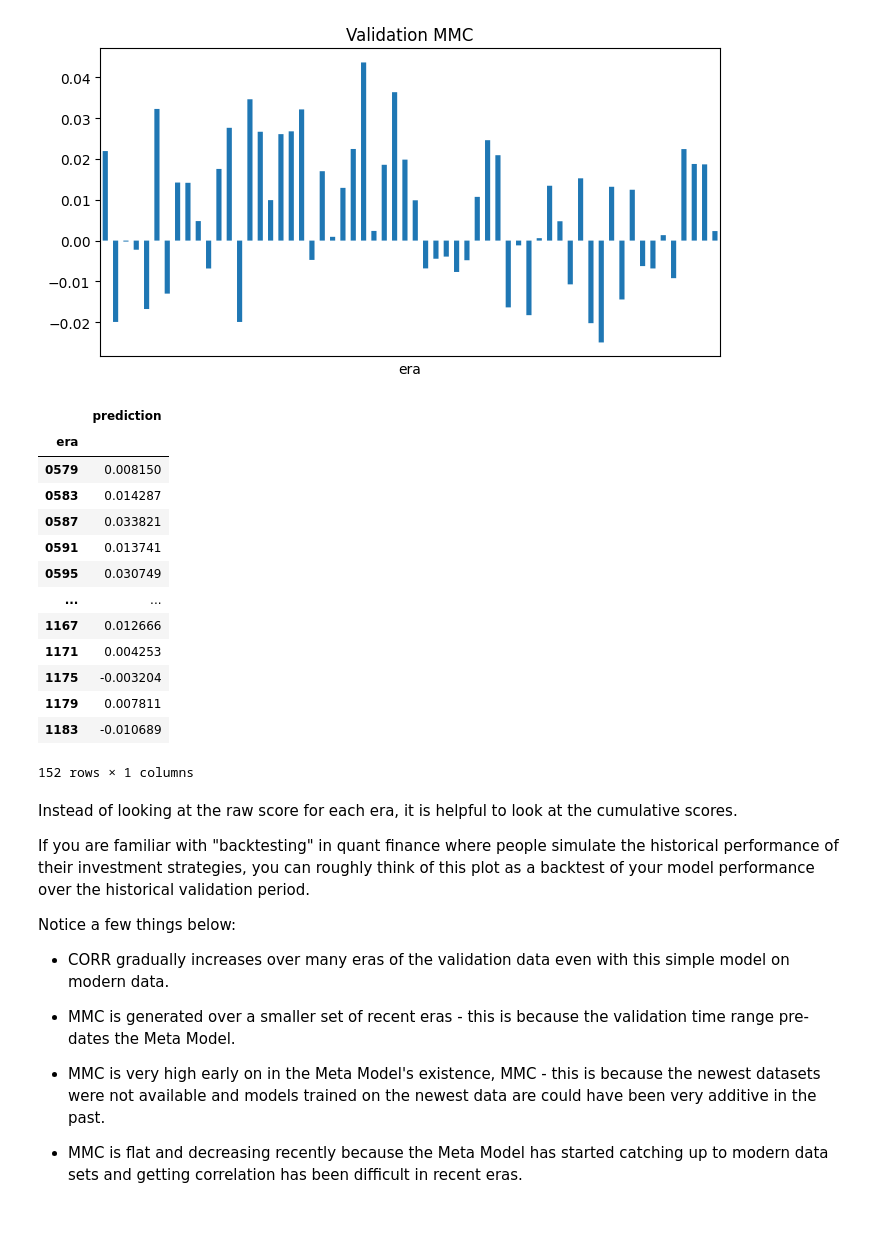
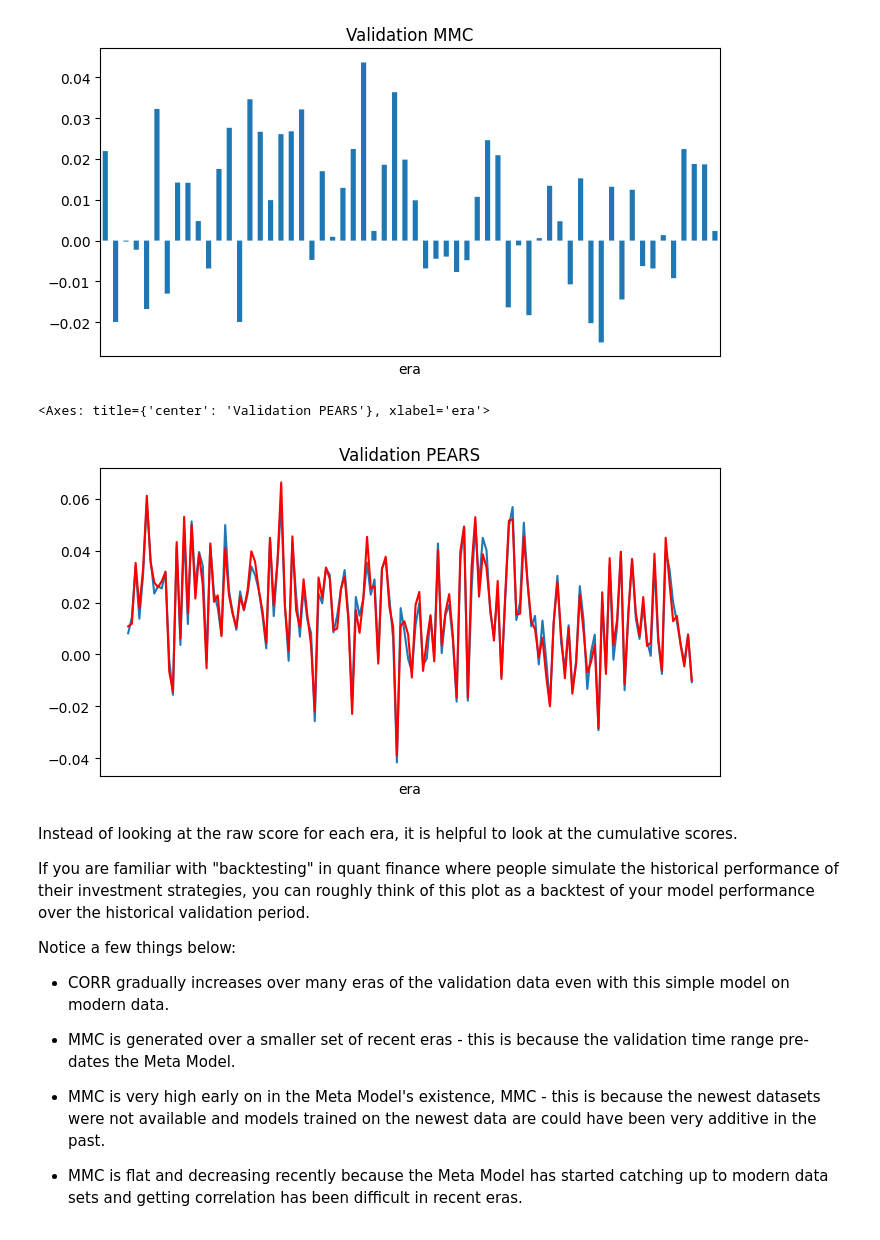
Before and after one commit to giulianochiriaco/NumerAI, a Jupyter notebook: hello_numerai.ipynb, the cells around one changed output. Cells and saved outputs as stored; diff of their text form; code cells hidden in the pictures.

```diff
--- a/hello_numerai.ipynb
+++ b/hello_numerai.ipynb
@@ -250,7 +244,7 @@ model = lgb.LGBMRegressor(
   learning_rate=0.01,
   max_depth=5,
   num_leaves=2**5-1,
-  colsample_bytree=0.1
+  colsample_bytree=0.6#0.1
 )
 # We've found the following "deep" parameters perform much better, but they require much more CPU and RAM
 # model = lgb.LGBMRegressor(
@@ -324,3 +303,5 @@ validation[["era", "prediction", "target"]]
+# %%
+validation2 = validation
 # %%
 import numpy as np
 i_s=np.where(validation['era']=='1183')[0][0]
@@ -394,7 +375,7 @@ per_era_corr = validation.groupby("era").apply(
     lambda x: numerai_corr(x[["prediction"]].dropna(), x["target"].dropna())
 )
 
-corr_by_era = validation.groupby('era').apply(lambda x: x['prediction'].corr(x['target']))
+corr_by_era = validation2.groupby('era').apply(lambda x: x['prediction'].corr(x['target']))
 
 
 # Compute the per-era mmc between our predictions, the meta model, and the target values
@@ -437,36 +418,25 @@ per_era_mmc.plot(
 # %%
 per_era_corr.plot(
   title="Validation CORR",
-  kind="bar",
+  #kind="bar",
   figsize=(8, 4),
   xticks=[],
   legend=False,
   snap=False
 )
 
 corr_by_era.plot(
-  title="Validation CORR",
-  kind="bar",
+  title="Validation PEARS",
+  #kind="bar",
   figsize=(8, 4),
   xticks=[],
+  color='red',
   legend=False,
   snap=False
 )
 # %% [output]
-|  | prediction |
-| era |  |
-| 0579 | 0.008150 |
-| 0583 | 0.014287 |
-| 0587 | 0.033821 |
-| 0591 | 0.013741 |
-| 0595 | 0.030749 |
-| ... | ... |
-| 1167 | 0.012666 |
-| 1171 | 0.004253 |
-| 1175 | -0.003204 |
-| 1179 | 0.007811 |
-| 1183 | -0.010689 |
-152 rows × 1 columns
+<Axes: title={'center': 'Validation PEARS'}, xlabel='era'>
+[figure, added]
 # %% [markdown]
 Instead of looking at the raw score for each era, it is helpful to look at the cumulative scores.
 
```
Also changed, not shown: parts of 3 cells of this notebook.
